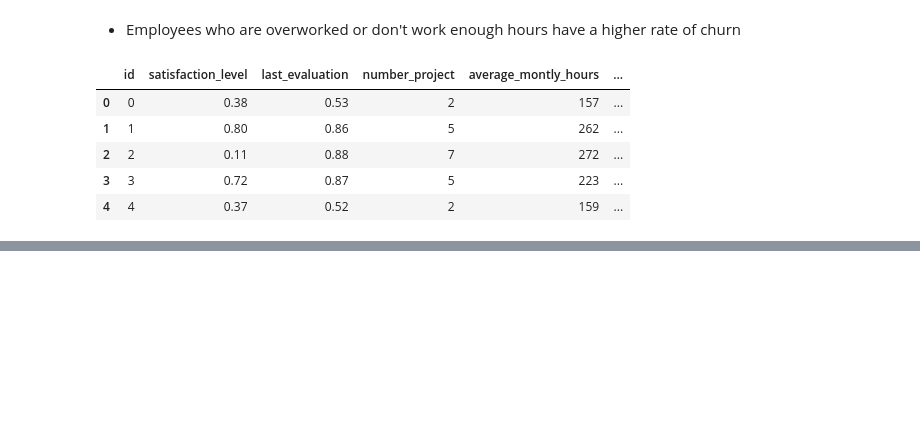
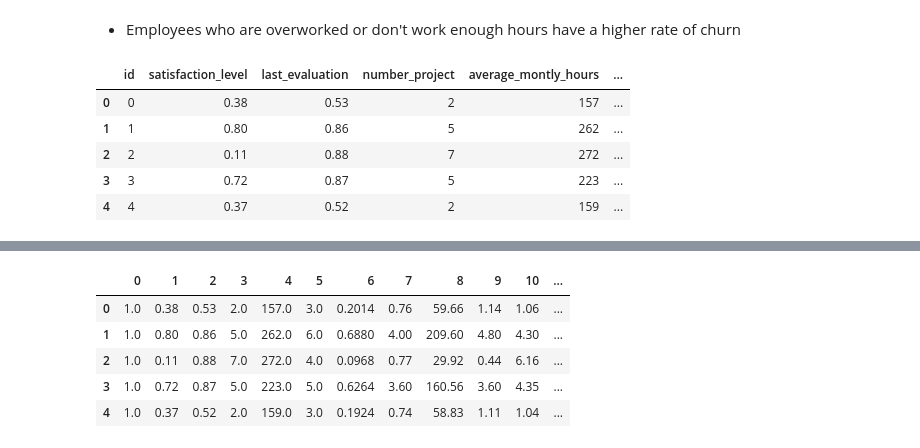
Before and after one commit to georgethoraninh/hr_churn, a Jupyter notebook: feature_eng.ipynb, the cells around one changed output, grey strips where cells are left out. Saved outputs shown, nothing was run; the diff lists cells and outputs as text; code cells hidden in the pictures; blank space fills up the shorter version.

Commit message:
Make interaction features

```diff
--- a/feature_eng.ipynb
+++ b/feature_eng.ipynb
@@ -246,0 +250,10 @@ df.head()
+# %%
+X = df.drop(columns=['id',
+                     'Work_accident',
+                     'churn',
+                     'promotion_last_5years',
+                     'dept',
+                     'salary',
+                     'sat_level_cluster',
+                     'last_eval_cluster',
+                     'avg_month_hr_cluster'])
@@ -246,0 +269,15 @@ df.head()
+# %%
+poly = PolynomialFeatures(2, interaction_only=True)
+# %%
+arr_poly = poly.fit_transform(X)
+# %%
+df_poly = pd.DataFrame(arr_poly)
+# %%
+df_poly.head()
+# %% [output]
+|  | 0 | 1 | 2 | 3 | 4 | 5 | 6 | 7 | 8 | 9 | 10 | ... |
+| 0 | 1.0 | 0.38 | 0.53 | 2.0 | 157.0 | 3.0 | 0.2014 | 0.76 | 59.66 | 1.14 | 1.06 | ... |
+| 1 | 1.0 | 0.80 | 0.86 | 5.0 | 262.0 | 6.0 | 0.6880 | 4.00 | 209.60 | 4.80 | 4.30 | ... |
+| 2 | 1.0 | 0.11 | 0.88 | 7.0 | 272.0 | 4.0 | 0.0968 | 0.77 | 29.92 | 0.44 | 6.16 | ... |
+| 3 | 1.0 | 0.72 | 0.87 | 5.0 | 223.0 | 5.0 | 0.6264 | 3.60 | 160.56 | 3.60 | 4.35 | ... |
+| 4 | 1.0 | 0.37 | 0.52 | 2.0 | 159.0 | 3.0 | 0.1924 | 0.74 | 58.83 | 1.11 | 1.04 | ... |
```
Also changed, not shown: parts of 12 cells of this notebook.
